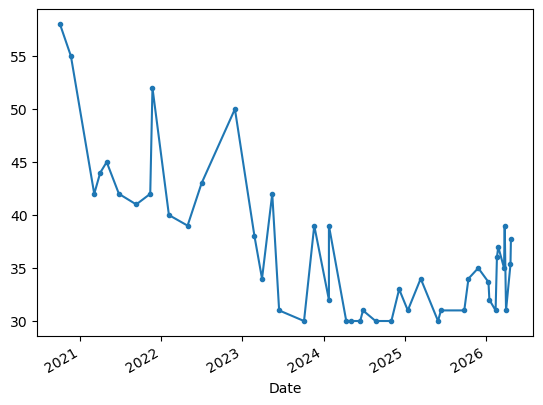
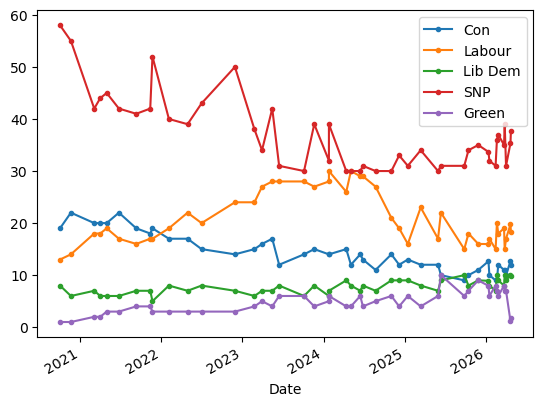
The notebook cell's code change between the first figure and the second:
--- before
+++ after
@@ -1 +1,6 @@
-constituency_df.set_index('Date').SNP.plot(marker='.')
+(constituency_df
+ .set_index('Date')
+ .drop(columns='Sample')
+ #.SNP
+ .plot(marker='.')#,colors={'Con':'tab10-blue'})
+)

Commit: look regional